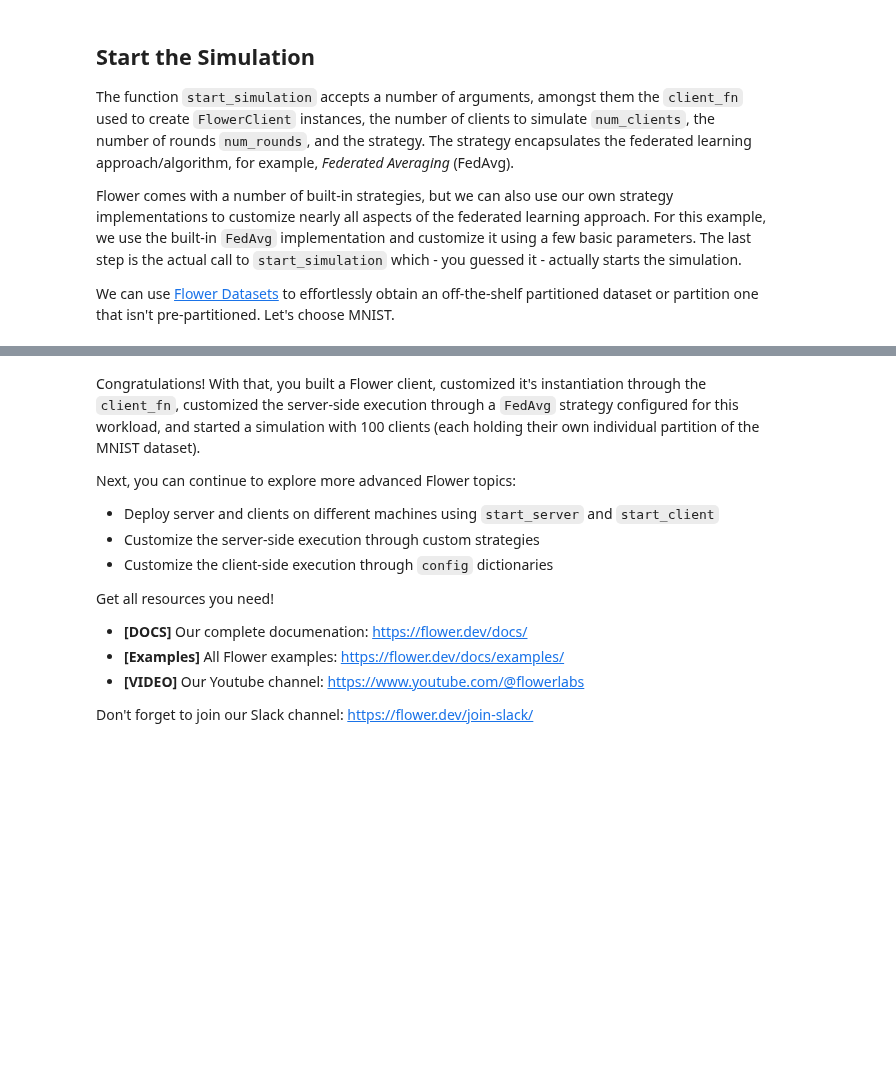
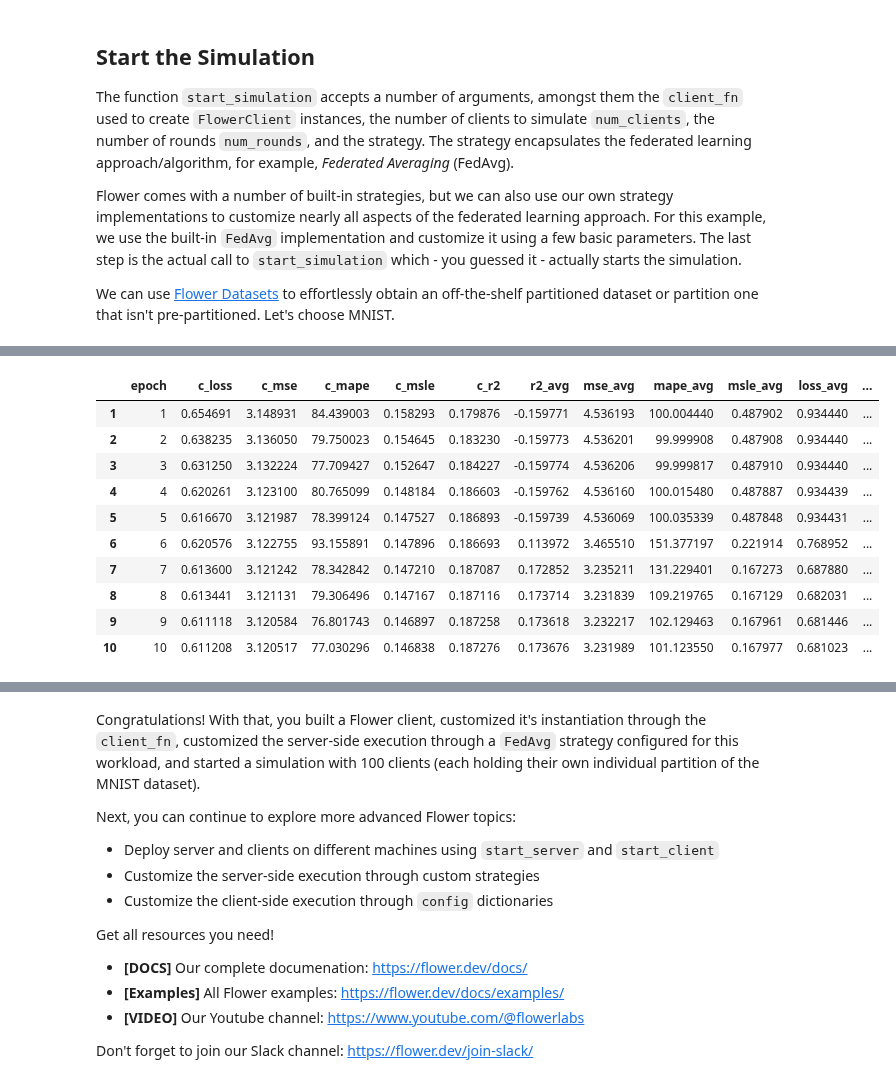
Before and after one commit to AnastasiaBrinati/Progetto-ML-23-24, a Jupyter notebook: task2_federato.ipynb, the cells around one changed output, grey strips where cells are left out. Drawn from its saved outputs; the diff is of its cells as text; code cells hidden in the pictures; blank space fills up the shorter version.

```diff
--- a/task2_federato.ipynb
+++ b/task2_federato.ipynb
@@ -413,0 +616,17 @@ See https://numpy.org/devdocs/release/1.25.0-notes.html and the docs for more in
+# %%
+data_average = [[0, 0, 0, 0, 0],
+                [-0.159771,4.536193,100.004440,0.487902,0.934440],
+                [-0.159773,4.536201,99.999908,0.487908,0.934440],
+                [-0.159774,4.536206,99.999817	,0.487910,0.934440],
+                [-0.159762,4.536160	,100.015480,0.487887,0.934439],
+                [-0.159739,4.536069,100.035339,0.487848,0.934431],
+                [0.113972,3.465510,151.377197,0.221914,0.768952],
+                [0.172852,3.235211,131.229401,0.167273,0.687880],
+                [0.1737141,3.231839,109.219765,0.167129,0.682031],
+                [0.173618,3.232217,102.129463,0.167961,0.681446],
+                [0.173676,3.231989,101.123550,0.167977,0.681023]]
+
+# Create the pandas DataFrame
+h_average = pd.DataFrame(data_average, columns=['r2_avg', 'mse_avg', 'mape_avg', 'msle_avg','loss_avg']).drop(0)
+
+h_average
@@ -413,0 +645,17 @@ See https://numpy.org/devdocs/release/1.25.0-notes.html and the docs for more in
+# %%
+data_proxima = [[0, 0, 0, 0, 0],
+                [-0.159761,	4.536156,	100.018501,	0.487884,	0.934440],
+                [-0.159761,	4.536155,	100.016670,	0.487885,	0.934439],
+                [-0.156000,	4.521444,	101.676048,	0.482388,	0.932707],
+                [0.167904,	3.254565,	152.828018,	0.171608,	0.702200],
+                [0.173137,	3.234097,	113.124878,	0.167332,	0.684588],
+                [0.174238,	3.229789,	112.388069,	0.166447,	0.680393],
+                [0.174250,	3.229745,	103.766556,	0.166798,	0.678801],
+                [0.174194,	3.229962,	94.614578,	0.167129,	0.677484],
+                [0.174422,	3.229069,	99.866089,	0.166694,	0.6774036],
+                [0.174435,	3.229018,	100.721138,	0.166633,	0.677700]]
+
+# Create the pandas DataFrame
+h_proxima = pd.DataFrame(data_proxima, columns=['r2_prox', 'mse_prox', 'mape_prox', 'msle_prox','loss_prox']).drop(0)
+
+h_proxima
@@ -413,0 +674,21 @@ See https://numpy.org/devdocs/release/1.25.0-notes.html and the docs for more in
+# %%
+complete_h = pd.concat([h_centrale, h_average], axis=1)
+complete_h = pd.concat([complete_h, h_proxima], axis=1)
+complete_h = pd.concat([complete_h, h_qavg], axis=1)
+
+complete_h.iloc[:,[0,1,10,15,20,2,7,12,17,3,8,13,18,4,9,14,19,5,6,11,16]]
+
+pd.set_option('display.max_columns', None)
+complete_h
+# %% [output]
+|  | epoch | c_loss | c_mse | c_mape | c_msle | c_r2 | r2_avg | mse_avg | mape_avg | msle_avg | loss_avg | ... |
+| 1 | 1 | 0.654691 | 3.148931 | 84.439003 | 0.158293 | 0.179876 | -0.159771 | 4.536193 | 100.004440 | 0.487902 | 0.934440 | ... |
+| 2 | 2 | 0.638235 | 3.136050 | 79.750023 | 0.154645 | 0.183230 | -0.159773 | 4.536201 | 99.999908 | 0.487908 | 0.934440 | ... |
+| 3 | 3 | 0.631250 | 3.132224 | 77.709427 | 0.152647 | 0.184227 | -0.159774 | 4.536206 | 99.999817 | 0.487910 | 0.934440 | ... |
+| 4 | 4 | 0.620261 | 3.123100 | 80.765099 | 0.148184 | 0.186603 | -0.159762 | 4.536160 | 100.015480 | 0.487887 | 0.934439 | ... |
+| 5 | 5 | 0.616670 | 3.121987 | 78.399124 | 0.147527 | 0.186893 | -0.159739 | 4.536069 | 100.035339 | 0.487848 | 0.934431 | ... |
+| 6 | 6 | 0.620576 | 3.122755 | 93.155891 | 0.147896 | 0.186693 | 0.113972 | 3.465510 | 151.377197 | 0.221914 | 0.768952 | ... |
+| 7 | 7 | 0.613600 | 3.121242 | 78.342842 | 0.147210 | 0.187087 | 0.172852 | 3.235211 | 131.229401 | 0.167273 | 0.687880 | ... |
+| 8 | 8 | 0.613441 | 3.121131 | 79.306496 | 0.147167 | 0.187116 | 0.173714 | 3.231839 | 109.219765 | 0.167129 | 0.682031 | ... |
+| 9 | 9 | 0.611118 | 3.120584 | 76.801743 | 0.146897 | 0.187258 | 0.173618 | 3.232217 | 102.129463 | 0.167961 | 0.681446 | ... |
+| 10 | 10 | 0.611208 | 3.120517 | 77.030296 | 0.146838 | 0.187276 | 0.173676 | 3.231989 | 101.123550 | 0.167977 | 0.681023 | ... |
```
Also changed, not shown: parts of 24 cells of this notebook.
